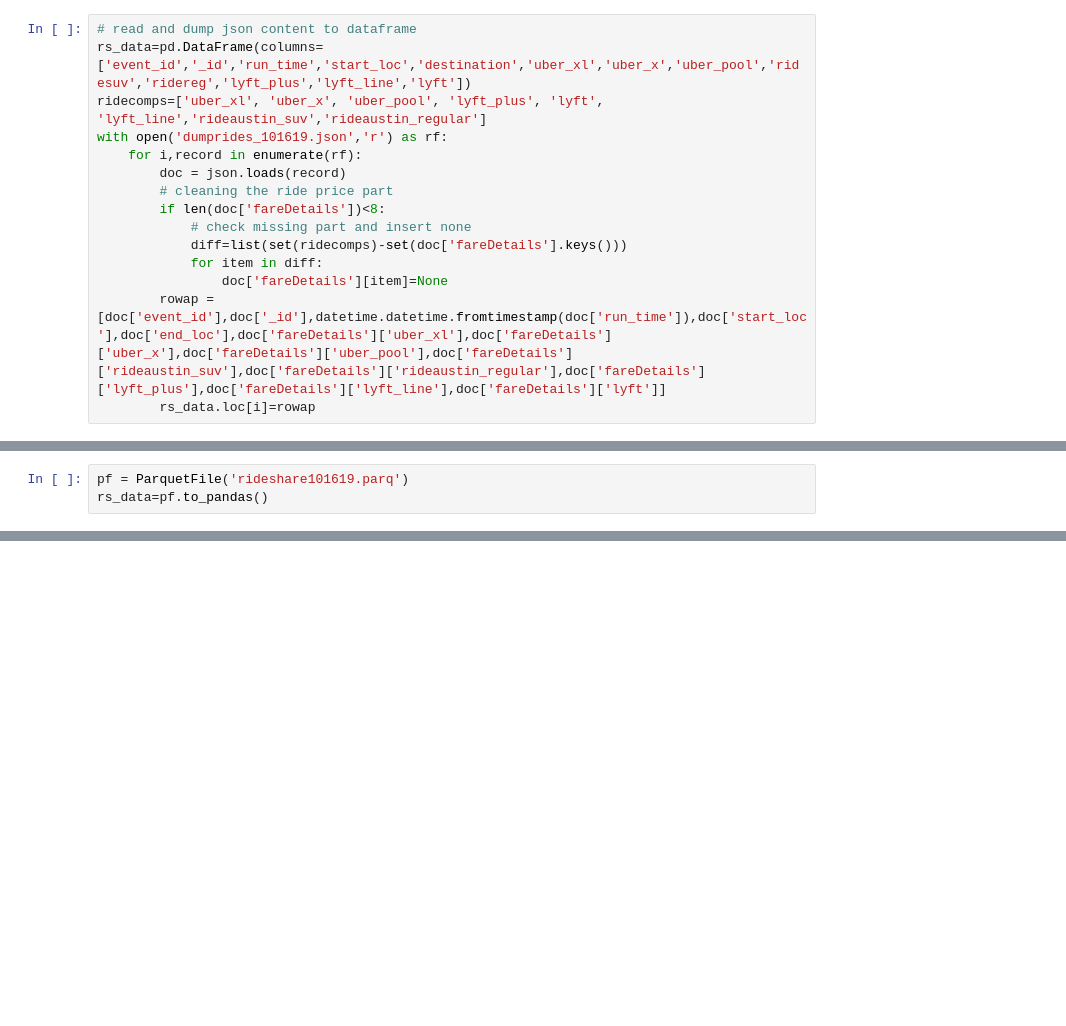
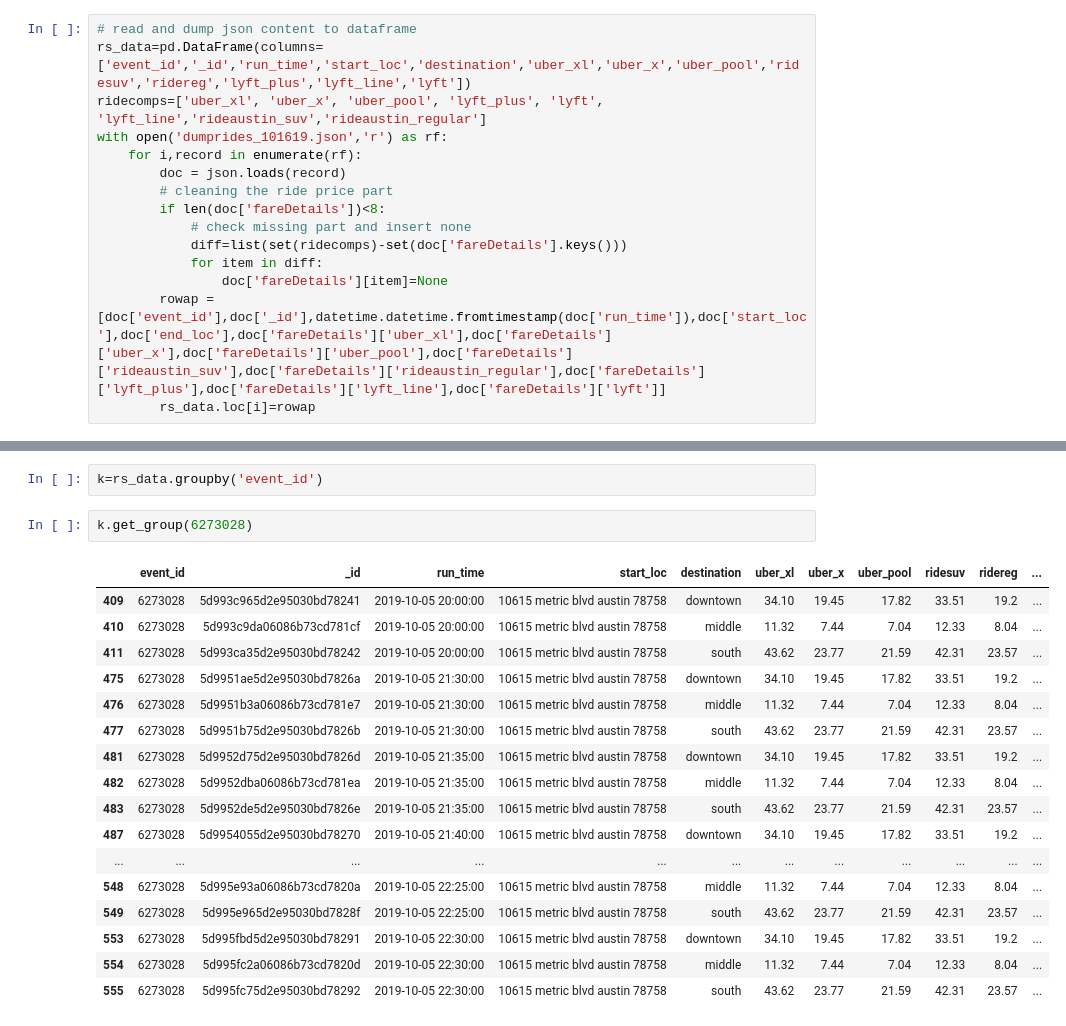
Before and after one commit to rt0161/Ridesharing_data_manipulate, a Jupyter notebook: RideshareDataEval.ipynb, the cells around one changed output, grey strips where cells are left out. Cells and saved outputs as stored; diff of their text form; blank space fills up the shorter version.

```diff
--- a/RideshareDataEval.ipynb
+++ b/RideshareDataEval.ipynb
@@ -82,3 +79,0 @@ from fastparquet import ParquetFile, write
-# %%
-pf = ParquetFile('rideshare101619.parq')
-rs_data=pf.to_pandas()
@@ -84,0 +87,22 @@ rs_data=pf.to_pandas()
+# %%
+k=rs_data.groupby('event_id')
+# %%
+k.get_group(6273028)
+# %% [output]
+|  | event_id | _id | run_time | start_loc | destination | uber_xl | uber_x | uber_pool | ridesuv | ridereg | ... |
+| 409 | 6273028 | 5d993c965d2e95030bd78241 | 2019-10-05 20:00:00 | 10615 metric blvd austin 78758 | downtown | 34.10 | 19.45 | 17.82 | 33.51 | 19.2 | ... |
+| 410 | 6273028 | 5d993c9da06086b73cd781cf | 2019-10-05 20:00:00 | 10615 metric blvd austin 78758 | middle | 11.32 | 7.44 | 7.04 | 12.33 | 8.04 | ... |
+| 411 | 6273028 | 5d993ca35d2e95030bd78242 | 2019-10-05 20:00:00 | 10615 metric blvd austin 78758 | south | 43.62 | 23.77 | 21.59 | 42.31 | 23.57 | ... |
+| 475 | 6273028 | 5d9951ae5d2e95030bd7826a | 2019-10-05 21:30:00 | 10615 metric blvd austin 78758 | downtown | 34.10 | 19.45 | 17.82 | 33.51 | 19.2 | ... |
+| 476 | 6273028 | 5d9951b3a06086b73cd781e7 | 2019-10-05 21:30:00 | 10615 metric blvd austin 78758 | middle | 11.32 | 7.44 | 7.04 | 12.33 | 8.04 | ... |
+| 477 | 6273028 | 5d9951b75d2e95030bd7826b | 2019-10-05 21:30:00 | 10615 metric blvd austin 78758 | south | 43.62 | 23.77 | 21.59 | 42.31 | 23.57 | ... |
+| 481 | 6273028 | 5d9952d75d2e95030bd7826d | 2019-10-05 21:35:00 | 10615 metric blvd austin 78758 | downtown | 34.10 | 19.45 | 17.82 | 33.51 | 19.2 | ... |
+| 482 | 6273028 | 5d9952dba06086b73cd781ea | 2019-10-05 21:35:00 | 10615 metric blvd austin 78758 | middle | 11.32 | 7.44 | 7.04 | 12.33 | 8.04 | ... |
+| 483 | 6273028 | 5d9952de5d2e95030bd7826e | 2019-10-05 21:35:00 | 10615 metric blvd austin 78758 | south | 43.62 | 23.77 | 21.59 | 42.31 | 23.57 | ... |
+| 487 | 6273028 | 5d9954055d2e95030bd78270 | 2019-10-05 21:40:00 | 10615 metric blvd austin 78758 | downtown | 34.10 | 19.45 | 17.82 | 33.51 | 19.2 | ... |
+| ... | ... | ... | ... | ... | ... | ... | ... | ... | ... | ... | ... |
+| 548 | 6273028 | 5d995e93a06086b73cd7820a | 2019-10-05 22:25:00 | 10615 metric blvd austin 78758 | middle | 11.32 | 7.44 | 7.04 | 12.33 | 8.04 | ... |
+| 549 | 6273028 | 5d995e965d2e95030bd7828f | 2019-10-05 22:25:00 | 10615 metric blvd austin 78758 | south | 43.62 | 23.77 | 21.59 | 42.31 | 23.57 | ... |
+| 553 | 6273028 | 5d995fbd5d2e95030bd78291 | 2019-10-05 22:30:00 | 10615 metric blvd austin 78758 | downtown | 34.10 | 19.45 | 17.82 | 33.51 | 19.2 | ... |
+| 554 | 6273028 | 5d995fc2a06086b73cd7820d | 2019-10-05 22:30:00 | 10615 metric blvd austin 78758 | middle | 11.32 | 7.44 | 7.04 | 12.33 | 8.04 | ... |
+| 555 | 6273028 | 5d995fc75d2e95030bd78292 | 2019-10-05 22:30:00 | 10615 metric blvd austin 78758 | south | 43.62 | 23.77 | 21.59 | 42.31 | 23.57 | ... |
```
Also changed, not shown: parts of 50 cells of this notebook.
